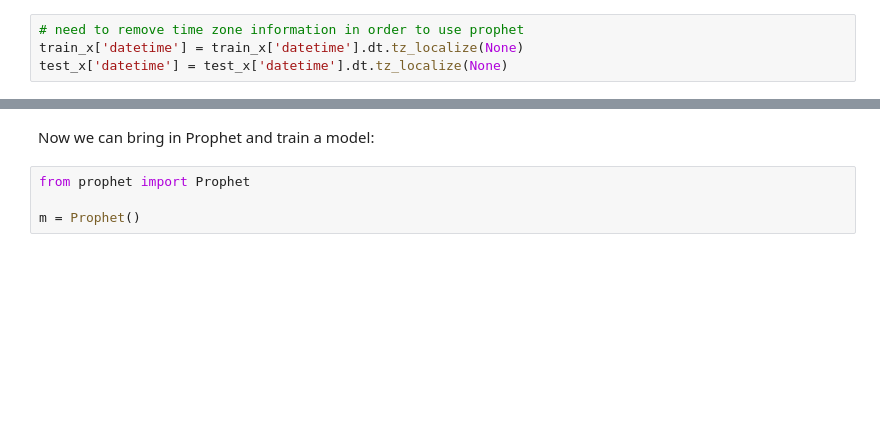
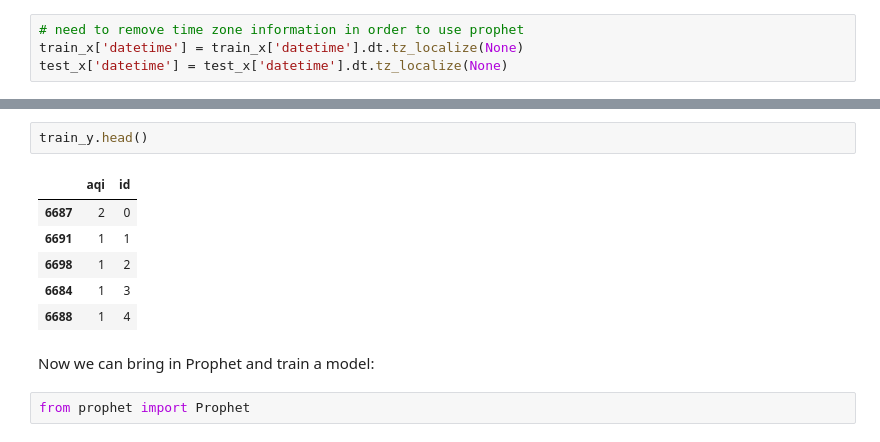
Before and after one commit to achi113s/AQIPrediction, a Jupyter notebook: 3_model_training_nb.ipynb, the cells around one changed output, grey strips where cells are left out. Saved outputs shown, nothing was run; the diff lists cells and outputs as text; blank space fills up the shorter version.

```diff
--- a/3_model_training_nb.ipynb
+++ b/3_model_training_nb.ipynb
@@ -181,7 +217,14 @@ test_x['datetime'] = test_x['datetime'].dt.tz_localize(None)
+# %%
+train_y.head()
+# %% [output]
+|  | aqi | id |
+| 6687 | 2 | 0 |
+| 6691 | 1 | 1 |
+| 6698 | 1 | 2 |
+| 6684 | 1 | 3 |
+| 6688 | 1 | 4 |
 # %% [markdown]
 Now we can bring in Prophet and train a model:
 # %%
 from prophet import Prophet
-
-m = Prophet()
 # %%
```
Also changed, not shown: parts of 28 cells of this notebook.
